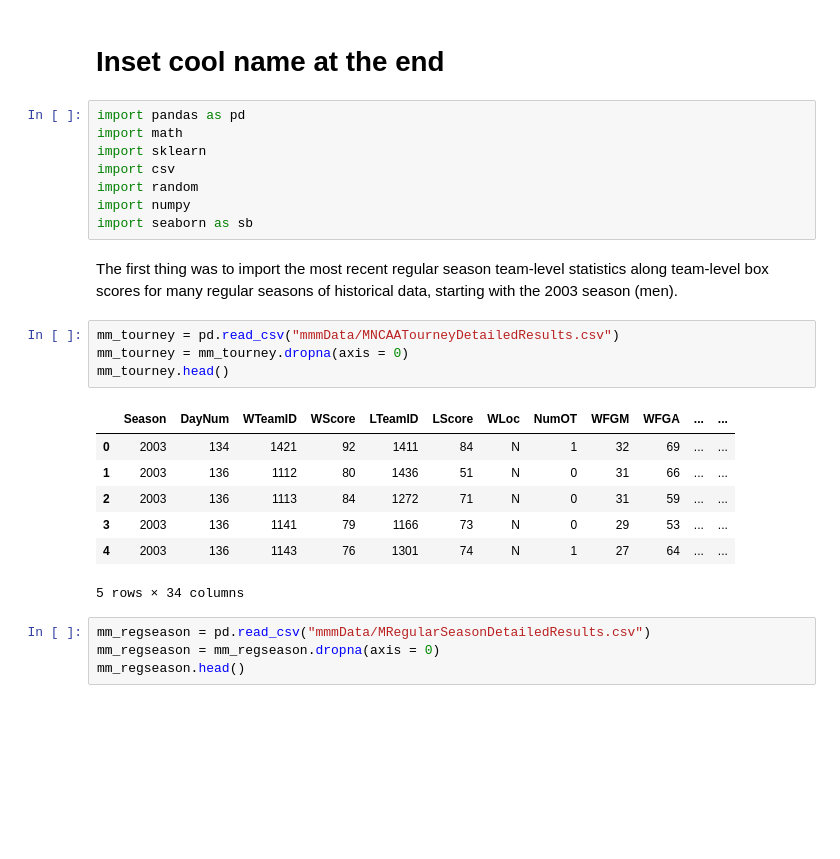
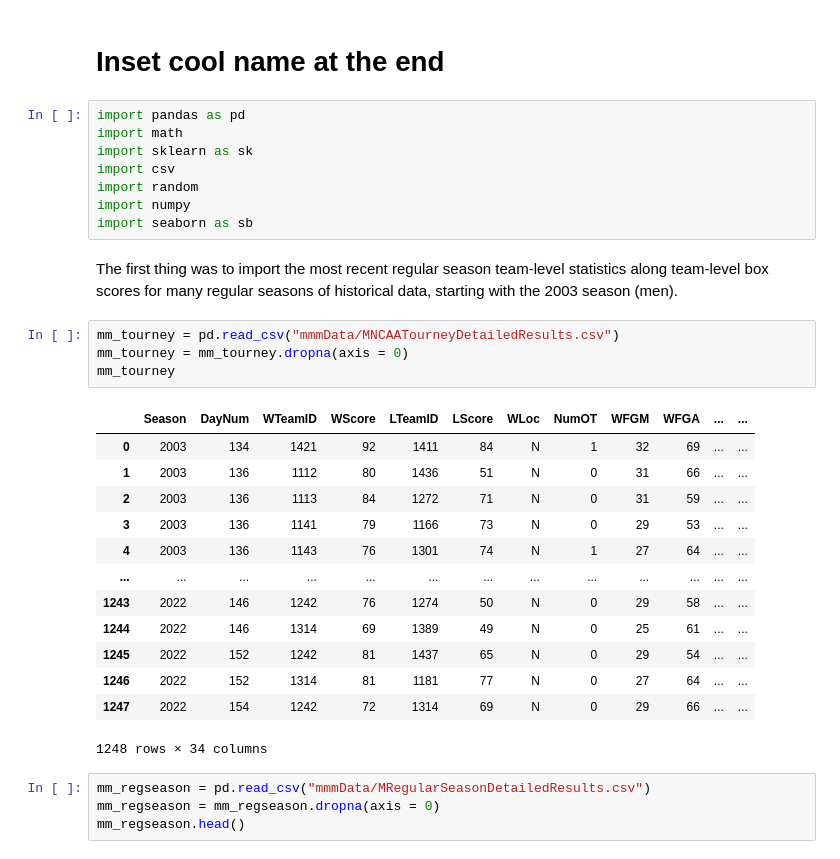
Before and after one commit to LiChaidoescode/March-Model-Madness, a Jupyter notebook: mar_mod_mad.ipynb, the cells around one changed output. Cells and saved outputs as stored; diff of their text form; blank space fills up the shorter version.

```diff
--- a/mar_mod_mad.ipynb
+++ b/mar_mod_mad.ipynb
@@ -5,7 +5,7 @@
 # %%
 import pandas as pd
 import math
-import sklearn
+import sklearn as sk
 import csv
 import random
 import numpy
@@ -15,15 +15,21 @@ The first thing was to import the most recent regular season team-level statisti
 # %%
 mm_tourney = pd.read_csv("mmmData/MNCAATourneyDetailedResults.csv")
 mm_tourney = mm_tourney.dropna(axis = 0)
-mm_tourney.head()
+mm_tourney
 # %% [output]
 |  | Season | DayNum | WTeamID | WScore | LTeamID | LScore | WLoc | NumOT | WFGM | WFGA | ... | ... |
 | 0 | 2003 | 134 | 1421 | 92 | 1411 | 84 | N | 1 | 32 | 69 | ... | ... |
 | 1 | 2003 | 136 | 1112 | 80 | 1436 | 51 | N | 0 | 31 | 66 | ... | ... |
 | 2 | 2003 | 136 | 1113 | 84 | 1272 | 71 | N | 0 | 31 | 59 | ... | ... |
 | 3 | 2003 | 136 | 1141 | 79 | 1166 | 73 | N | 0 | 29 | 53 | ... | ... |
 | 4 | 2003 | 136 | 1143 | 76 | 1301 | 74 | N | 1 | 27 | 64 | ... | ... |
+| ... | ... | ... | ... | ... | ... | ... | ... | ... | ... | ... | ... | ... |
+| 1243 | 2022 | 146 | 1242 | 76 | 1274 | 50 | N | 0 | 29 | 58 | ... | ... |
+| 1244 | 2022 | 146 | 1314 | 69 | 1389 | 49 | N | 0 | 25 | 61 | ... | ... |
+| 1245 | 2022 | 152 | 1242 | 81 | 1437 | 65 | N | 0 | 29 | 54 | ... | ... |
+| 1246 | 2022 | 152 | 1314 | 81 | 1181 | 77 | N | 0 | 27 | 64 | ... | ... |
+| 1247 | 2022 | 154 | 1242 | 72 | 1314 | 69 | N | 0 | 29 | 66 | ... | ... |
-5 rows × 34 columns
+1248 rows × 34 columns
 # %%
 mm_regseason = pd.read_csv("mmmData/MRegularSeasonDetailedResults.csv")
 mm_regseason = mm_regseason.dropna(axis = 0)
```
Also changed, not shown: parts of 15 cells of this notebook.
